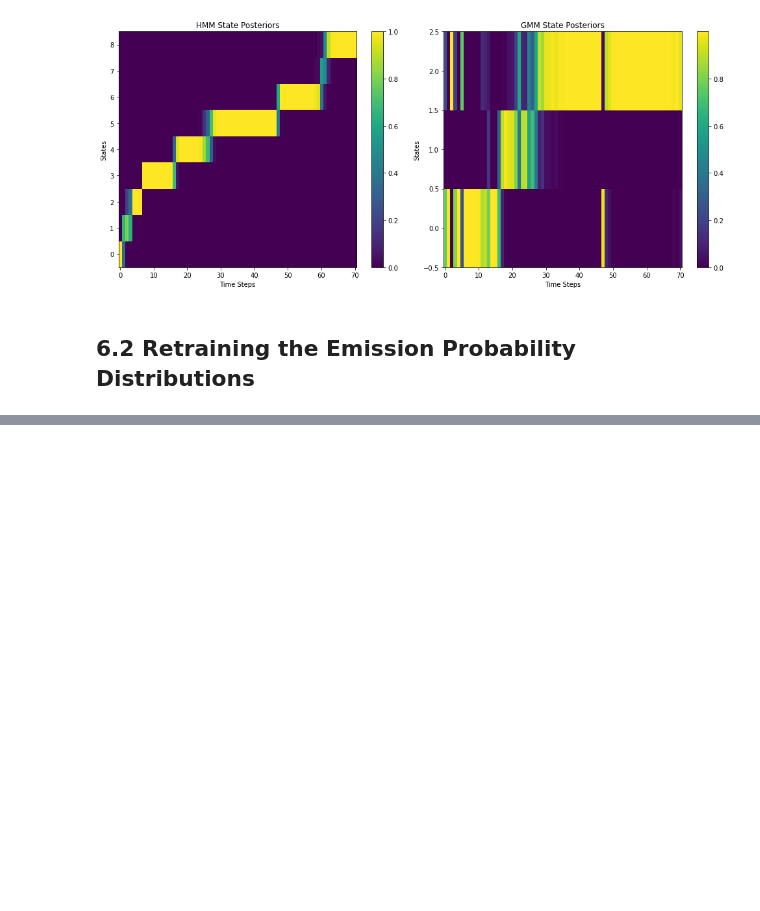
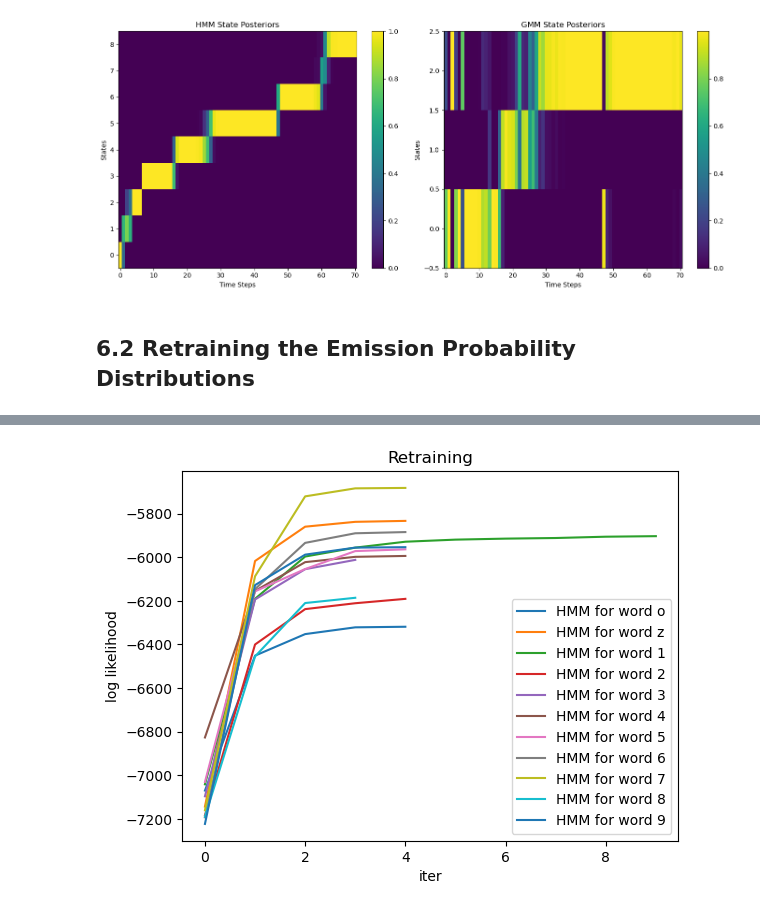
Before and after one commit to kyebinan/Speach-Speaker-Recognition, a Jupyter notebook: Lab2/lab2_main.ipynb, the cells around one changed output, grey strips where cells are left out. Drawn from its saved outputs; the diff is of its cells as text; code cells hidden in the pictures; blank space fills up the shorter version.

```diff
--- a/Lab2/lab2_main.ipynb
+++ b/Lab2/lab2_main.ipynb
@@ -245,22 +241,3 @@ plt.show()
 [figure]
 # %% [markdown]
 ## 6.2 Retraining the Emission Probability Distributions
-# %%
-# Baum-welch
-log_gamma = example["loggamma"]#statePosteriors(logalpha, logbeta)
-
-
-
-example = np.load('lab2_example.npz', allow_pickle=True)['example'].item()
-observed_data = example['lmfcc']
-
-means, covars = baum_welch(observed_data, np.log(one_spkr_word_HMMs['o']['startprob']),
-    np.log(one_spkr_word_HMMs['o']['transmat']), means, covars, n_iter=10, varianceFloor=5.0)
-
-# Viterbi
-
-log_emlik = log_multivariate_normal_density_diag(observed_data, means, covars)
-
-# Compute Viterbi path and likelihood
-viterbi_loglik, viterbi_path = viterbi(log_emlik, np.log(one_spkr_word_HMMs['o']['startprob'][:-1]),
-    np.log(one_spkr_word_HMMs['o']['transmat'][:-1, :-1]), forceFinalState=True)
@@ -288,0 +244,48 @@ plt.show()
+# %%
+
+four_utterance = data[10]
+max_iter = 20
+threshhold = 1
+
+word_likelihoods = {}
+
+# Iterate over the HMMs items (key=word, value=word modell)
+for word, word_HMM in all_spkr_word_HMMs.items():
+    # Copy so we don't modify the original
+    current_word_HMM = word_HMM.copy()
+
+    # Array to store all likelihod over the coming iterations
+    word_likelihoods[word] = []
+
+    for i in range(max_iter):
+        # Step 1: Compute alpha, beta and gamma
+        obsloglik = log_multivariate_normal_density_diag(four_utterance["lmfcc"], current_word_HMM["means"], current_word_HMM["covars"])
+        log_alpha = forward(obsloglik, np.log(current_word_HMM["startprob"]), np.log(current_word_HMM["transmat"]))
+        log_beta = backward(obsloglik, np.log(current_word_HMM["startprob"]), np.log(current_word_HMM["transmat"]))
+        log_gamma = statePosteriors(log_alpha, log_beta)
+
+        # Step 2: Update Mean and Covar
+        current_word_HMM["means"], current_word_HMM["covars"] = updateMeanAndVar(four_utterance["lmfcc"], log_gamma)
+
+        # Step 3: Compute log likelihood and check if it has increased increase
+        log_lik = logsumexp(log_alpha[-1,:])
+            # if false then break and go on to the next word's retraining
+        if i > 0 and np.abs(log_lik - word_likelihoods[word][-1]) < threshhold:
+            break
+            # if true then go back to step 1
+        word_likelihoods[word].append(log_lik)
+
+
+fig, ax = plt.subplots()
+
+# Iterate over each word and plot it's corresponding log-likelihood array
+for word, likelihoods in word_likelihoods.items():
+    ax.plot(likelihoods, label=f'HMM for word {word}')
+
+ax.set_xlabel('iter')
+ax.set_ylabel('log likelihood')
+ax.set_title("Retraining")
+ax.legend()
+plt.show()
+# %% [output]
+[figure, added]
```
Also changed, not shown: parts of 7 cells of this notebook.
